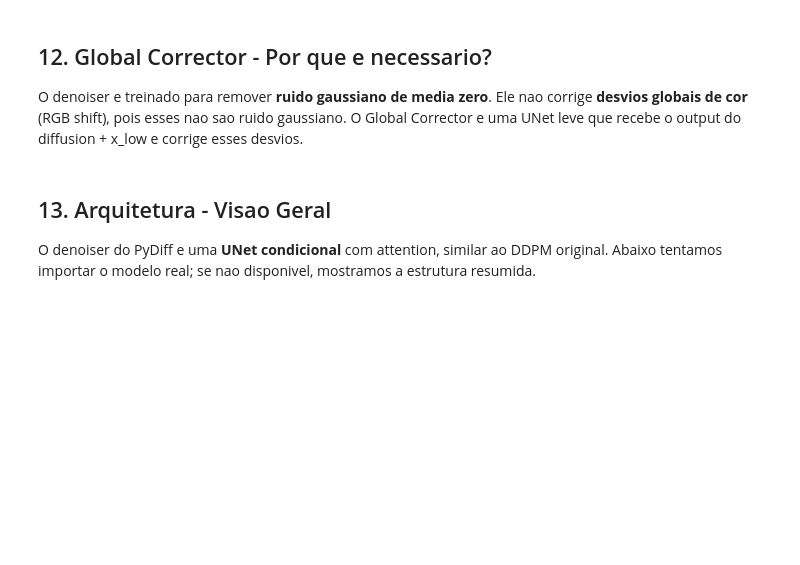
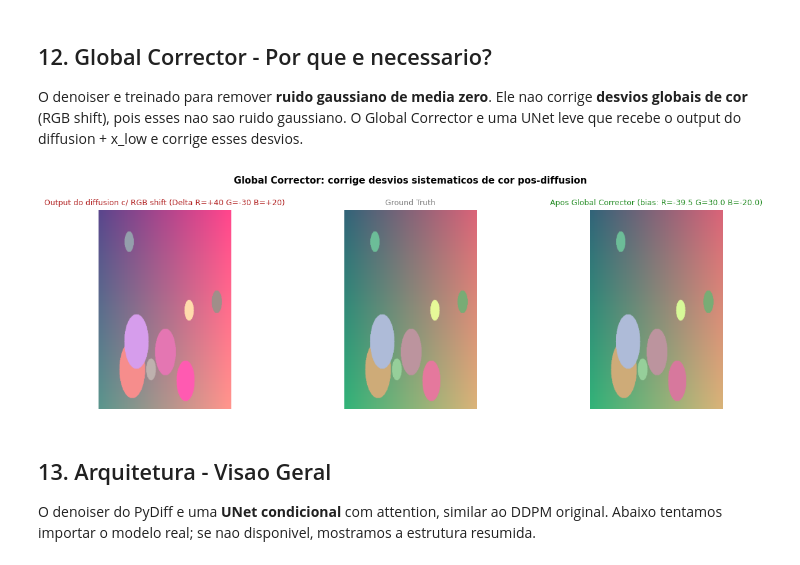
Before and after one commit to GabrielFerrante/ModernComputerVision, a Jupyter notebook: MelhoramentoDeLuminosidade/PyDiff_LowLight_Enhancement.ipynb, the cells around one changed output. Cells and saved outputs as stored; diff of their text form; code cells hidden in the pictures; blank space fills up the shorter version.

```diff
--- a/MelhoramentoDeLuminosidade/PyDiff_LowLight_Enhancement.ipynb
+++ b/MelhoramentoDeLuminosidade/PyDiff_LowLight_Enhancement.ipynb
@@ -510,38 +596,36 @@ O Global Corrector e uma UNet leve que recebe o output do diffusion + x_low e co
 # %%
 def simulate_rgb_shift(img, shift=(40, -30, 20)):
     shifted = img.astype(np.int32)
     for ch, s in enumerate(shift):
         shifted[:,:,ch] += s
     return np.clip(shifted, 0, 255).astype(np.uint8)
 
 def global_corrector_demo(img_deg, img_gt):
     '''Estima e corrige bias global por canal (simplificacao educacional).'''
     bias = img_gt.astype(np.float32).mean((0,1)) - img_deg.astype(np.float32).mean((0,1))
     corrected = np.clip(img_deg.astype(np.float32) + bias, 0, 255).astype(np.uint8)
     return corrected, bias
 
 img_ref   = load_img(high_paths[0])
 img_shift = simulate_rgb_shift(img_ref)
 img_corr, bias = global_corrector_demo(img_shift, img_ref)
 
 fig, axes = plt.subplots(1, 3, figsize=(13, 4))
 imgs   = [img_shift, img_ref, img_corr]
-titles = [
-    "Output do diffusion
-c/ RGB shift (Delta R=+40 G=-30 B=+20)",
-    "Ground Truth",
-    f"Apos Global Corrector
-(bias: R={bias[0]:.1f} G={bias[1]:.1f} B={bias[2]:.1f})"
+titles = ["Output do diffusion c/ RGB shift (Delta R=+40 G=-30 B=+20)",
+          "Ground Truth", f"Apos Global Corrector (bias: R={bias[0]:.1f} G={bias[1]:.1f} B={bias[2]:.1f})"
 ]
 colors = ['firebrick', 'gray', 'forestgreen']
 for ax, img, title, c in zip(axes, imgs, titles, colors):
     ax.imshow(img); ax.set_title(title, fontsize=9, color=c); ax.axis('off')
     p, s = compute_metrics(img, img_ref)
     ax.set_xlabel(f"PSNR={p:.1f}  SSIM={s:.3f}", fontsize=8)
 
 plt.suptitle("Global Corrector: corrige desvios sistematicos de cor pos-diffusion",
              fontsize=11, weight='bold')
 plt.tight_layout(); plt.show()
+# %% [output]
+[figure, added]
 # %% [markdown]
 ## 13. Arquitetura - Visao Geral
 
```
Also changed, not shown: parts of 17 cells of this notebook, 1 other file.
